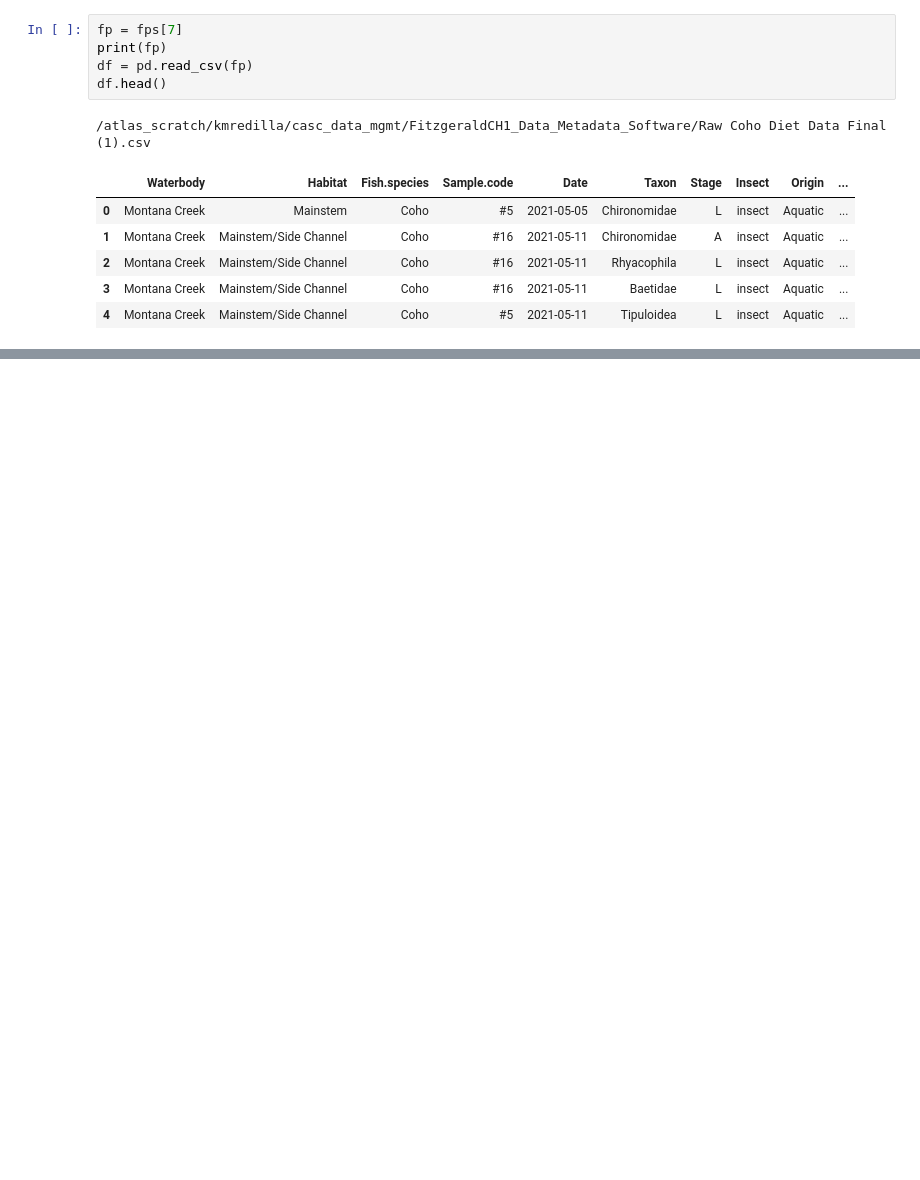
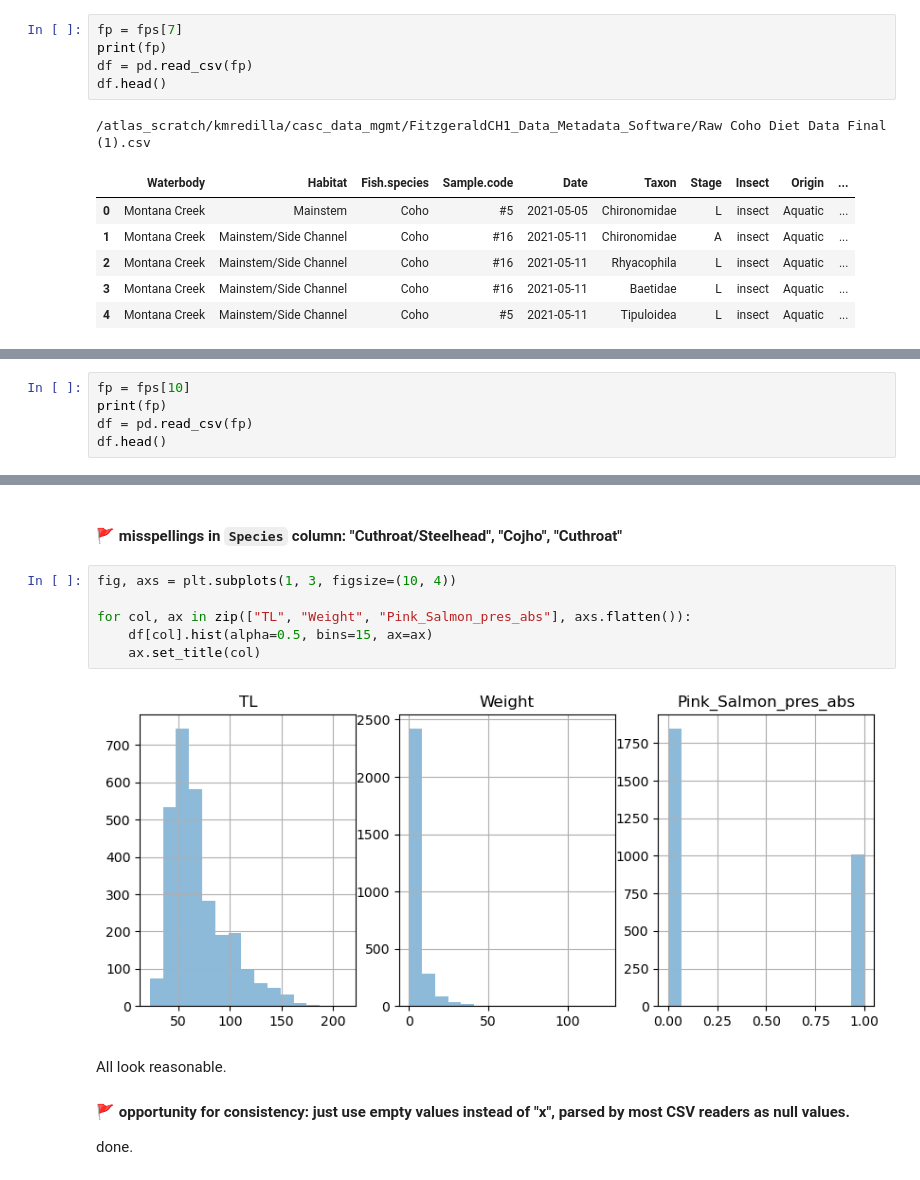
Before and after one commit to ua-snap/casc-data-mgmt, a Jupyter notebook: Fitzgerald_etal_2023/data_review.ipynb, the cells around one changed output, grey strips where cells are left out. Saved outputs shown, nothing was run; the diff lists cells and outputs as text; blank space fills up the shorter version.

```diff
--- a/Fitzgerald_etal_2023/data_review.ipynb
+++ b/Fitzgerald_etal_2023/data_review.ipynb
@@ -447,0 +539,5 @@ df.head()
+# %%
+fp = fps[10]
+print(fp)
+df = pd.read_csv(fp)
+df.head()
@@ -447,0 +575,16 @@ df.head()
+# %% [markdown]
+#### 🚩 misspellings in `Species` column: "Cuthroat/Steelhead", "Cojho", "Cuthroat"
+# %%
+fig, axs = plt.subplots(1, 3, figsize=(10, 4))
+
+for col, ax in zip(["TL", "Weight", "Pink_Salmon_pres_abs"], axs.flatten()):
+    df[col].hist(alpha=0.5, bins=15, ax=ax)
+    ax.set_title(col)
+# %% [output]
+[figure, added]
+# %% [markdown]
+All look reasonable.
+
+#### 🚩 opportunity for consistency: just use empty values instead of "x", parsed by most CSV readers as null values.
+
+done.
```
Also changed, not shown: parts of 36 cells of this notebook.
